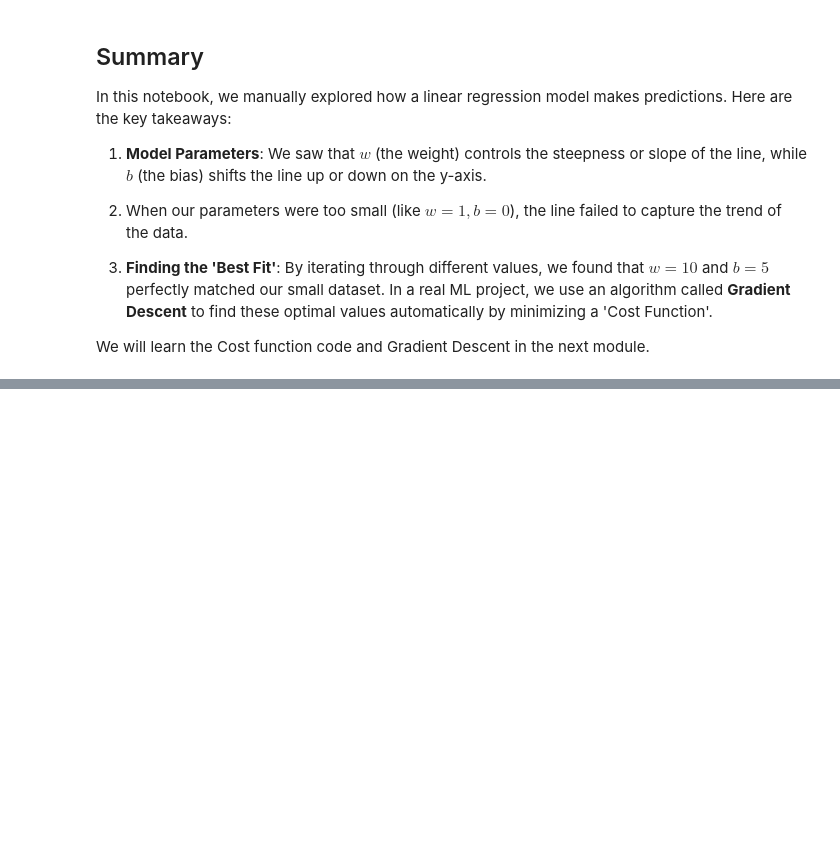
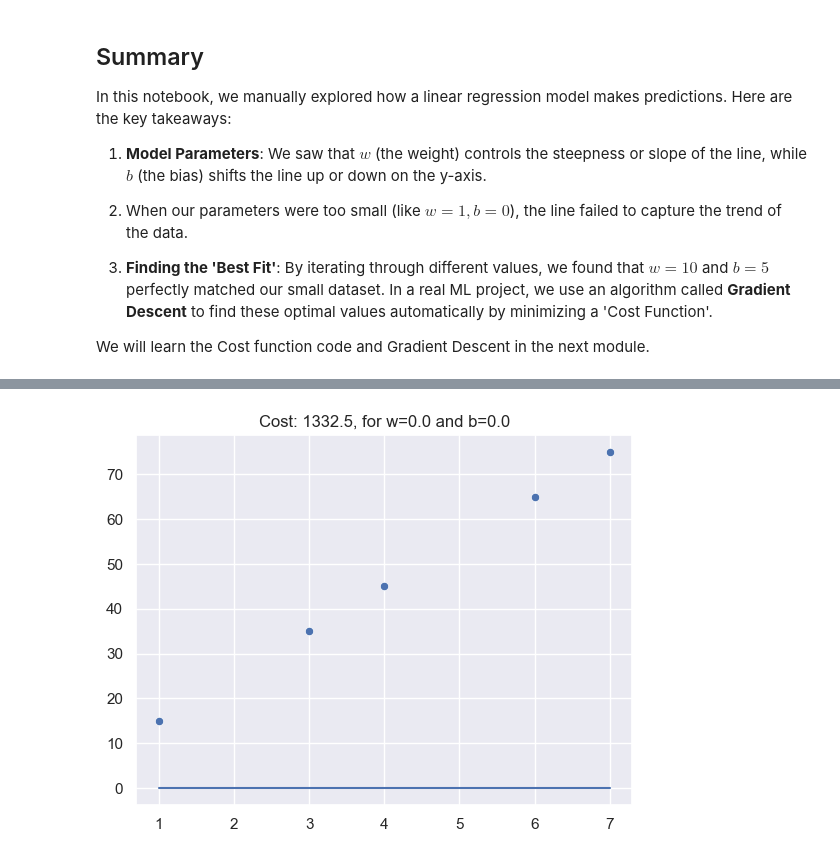
Before and after one commit to sheikhsayed37/ML-linear-regression, a Jupyter notebook: basic_simple_linear_regression.ipynb, the cells around one changed output, grey strips where cells are left out. Saved outputs shown, nothing was run; the diff lists cells and outputs as text; code cells hidden in the pictures; blank space fills up the shorter version.

```diff
--- a/basic_simple_linear_regression.ipynb
+++ b/basic_simple_linear_regression.ipynb
@@ -118,0 +145,13 @@ We will learn the Cost function code and Gradient Descent in the next module.
+# %%
+w=0.0
+b=0.0
+predictions=make_prediction(X,Y,w=w,b=b)
+sns.scatterplot(x=X,y=Y)
+plt.plot(X,predictions)
+plt.title(f"Cost: {compute_cost(X, Y, w=w, b=b)}, for w={w} and b={b}")
+
+# akne compute cost e w=w mane w=0 ,b=b mane b=0 pass kore disi ja title e show kortese
+
+plt.show()
+# %% [output]
+[figure, added]
```
Also changed, not shown: parts of 17 cells of this notebook.
